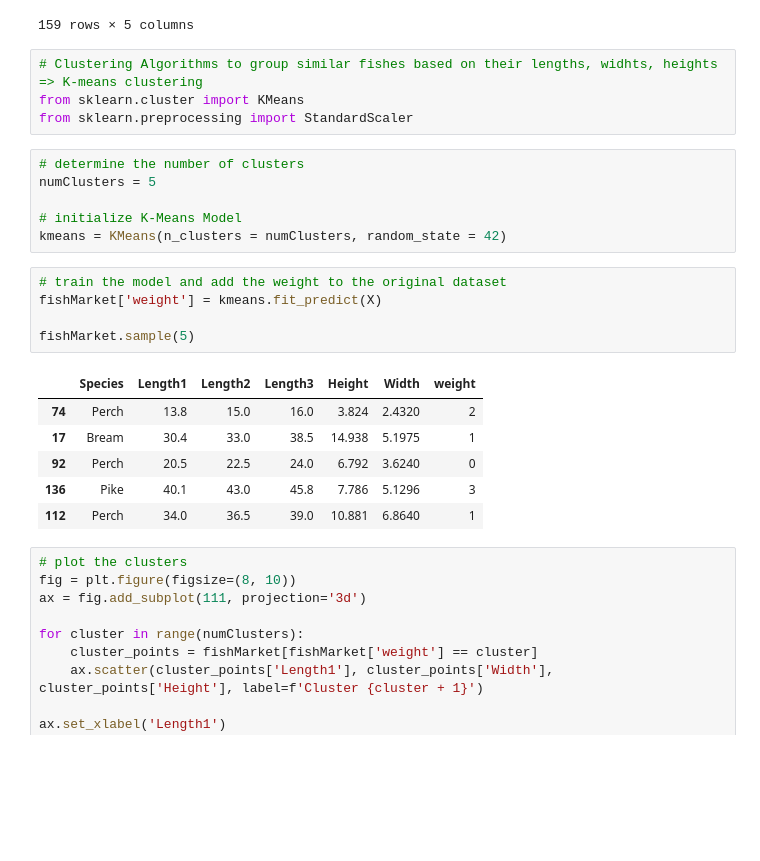
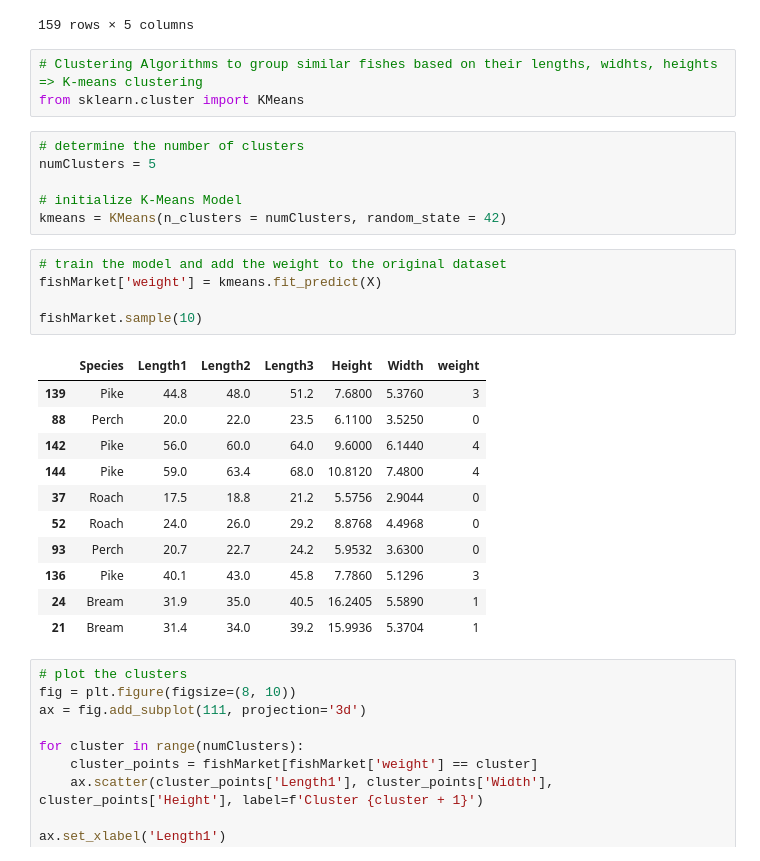
Before and after one commit to marius2347/Fish-Market-Dataset-Linear-Regression-ML, a Jupyter notebook: fish_market.ipynb, the cells around one changed output. Cells and saved outputs as stored; diff of their text form; blank space fills up the shorter version.

```diff
--- a/fish_market.ipynb
+++ b/fish_market.ipynb
@@ -338,7 +338,6 @@ fishMarketNum
 # %%
 # Clustering Algorithms to group similar fishes based on their lengths, widhts, heights => K-means clustering
 from sklearn.cluster import KMeans
-from sklearn.preprocessing import StandardScaler
 # %%
 # determine the number of clusters
 numClusters = 5
@@ -348,15 +347,20 @@ kmeans = KMeans(n_clusters = numClusters, random_state = 42)
 # %%
 # train the model and add the weight to the original dataset
 fishMarket['weight'] = kmeans.fit_predict(X)
 
-fishMarket.sample(5)
+fishMarket.sample(10)
 # %% [output]
 |  | Species | Length1 | Length2 | Length3 | Height | Width | weight |
-| 74 | Perch | 13.8 | 15.0 | 16.0 | 3.824 | 2.4320 | 2 |
-| 17 | Bream | 30.4 | 33.0 | 38.5 | 14.938 | 5.1975 | 1 |
-| 92 | Perch | 20.5 | 22.5 | 24.0 | 6.792 | 3.6240 | 0 |
-| 136 | Pike | 40.1 | 43.0 | 45.8 | 7.786 | 5.1296 | 3 |
-| 112 | Perch | 34.0 | 36.5 | 39.0 | 10.881 | 6.8640 | 1 |
+| 139 | Pike | 44.8 | 48.0 | 51.2 | 7.6800 | 5.3760 | 3 |
+| 88 | Perch | 20.0 | 22.0 | 23.5 | 6.1100 | 3.5250 | 0 |
+| 142 | Pike | 56.0 | 60.0 | 64.0 | 9.6000 | 6.1440 | 4 |
+| 144 | Pike | 59.0 | 63.4 | 68.0 | 10.8120 | 7.4800 | 4 |
+| 37 | Roach | 17.5 | 18.8 | 21.2 | 5.5756 | 2.9044 | 0 |
+| 52 | Roach | 24.0 | 26.0 | 29.2 | 8.8768 | 4.4968 | 0 |
+| 93 | Perch | 20.7 | 22.7 | 24.2 | 5.9532 | 3.6300 | 0 |
+| 136 | Pike | 40.1 | 43.0 | 45.8 | 7.7860 | 5.1296 | 3 |
+| 24 | Bream | 31.9 | 35.0 | 40.5 | 16.2405 | 5.5890 | 1 |
+| 21 | Bream | 31.4 | 34.0 | 39.2 | 15.9936 | 5.3704 | 1 |
 # %%
 # plot the clusters
 fig = plt.figure(figsize=(8, 10))
```
